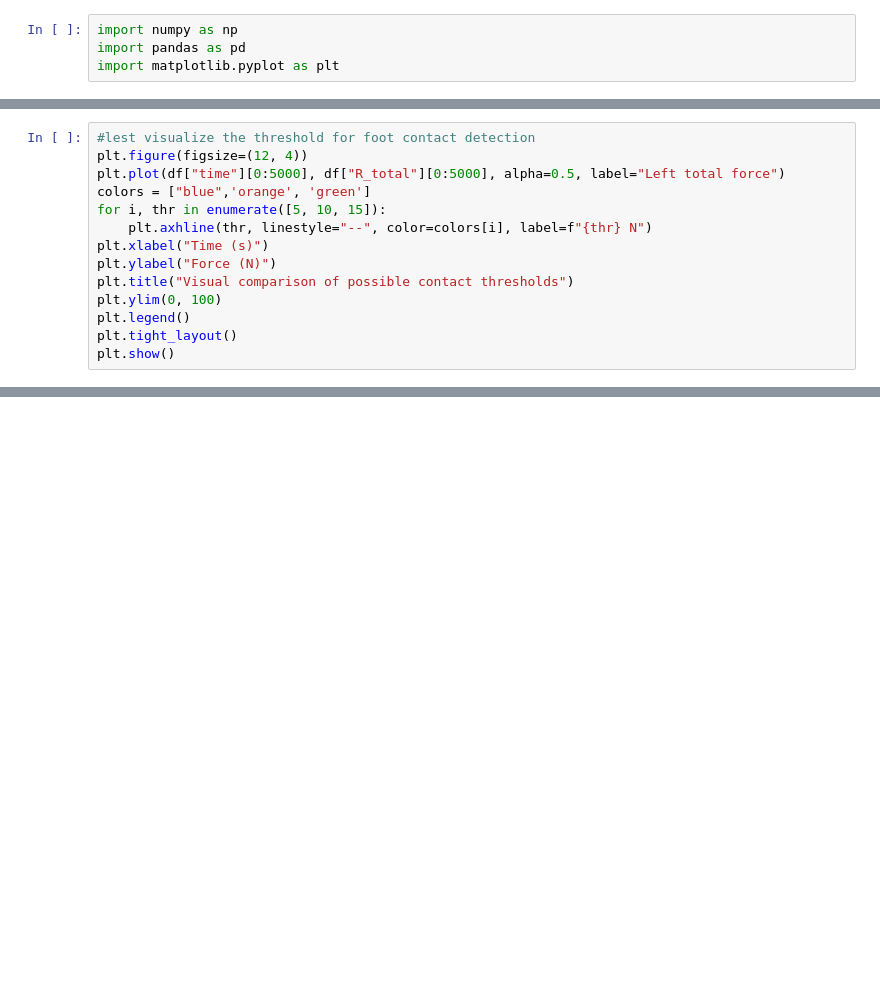
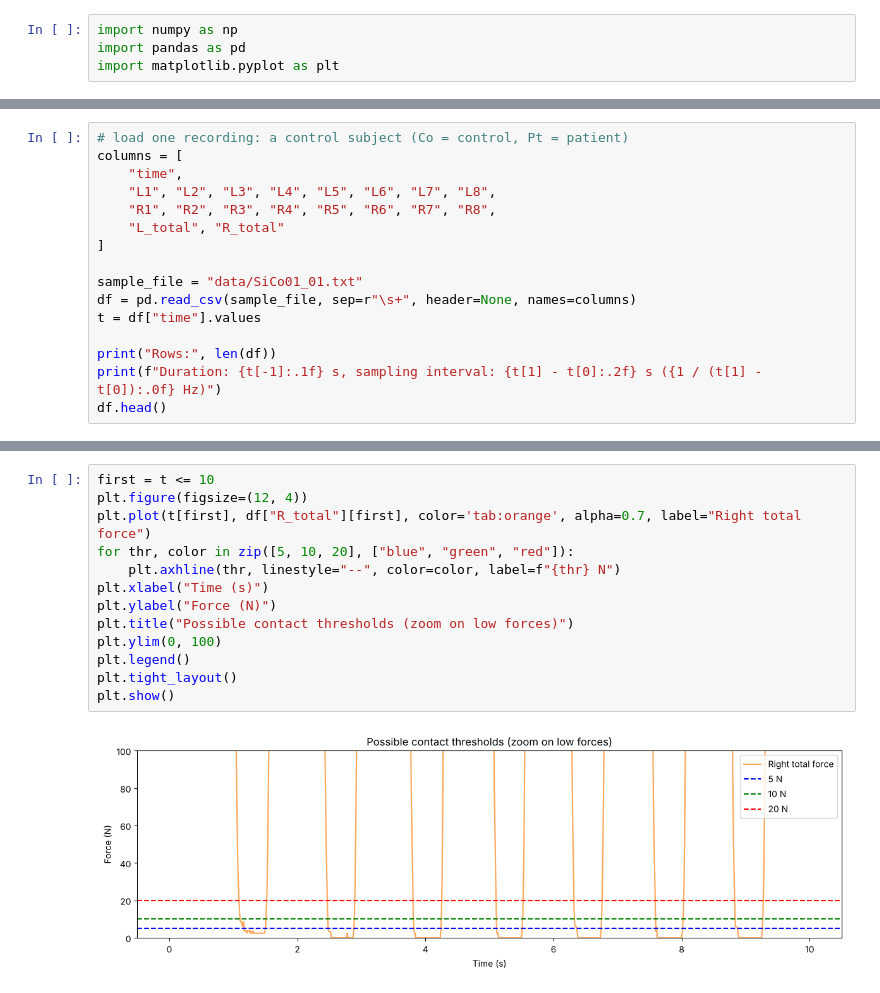
Before and after one commit to dguari1/AIforMovementScience, a Jupyter notebook: lectures/04.04a - Classification - Small datasets - part 1.ipynb, the cells around one changed output, grey strips where cells are left out. Cells and saved outputs as stored; diff of their text form; blank space fills up the shorter version.

```diff
--- a/lectures/04.04a - Classification - Small datasets - part 1.ipynb
+++ b/lectures/04.04a - Classification - Small datasets - part 1.ipynb
@@ -82,14 +69,0 @@ We can clearly see that the force indicates when the foot leaves the floor (toe-
-# %%
-#lest visualize the threshold for foot contact detection
-plt.figure(figsize=(12, 4))
-plt.plot(df["time"][0:5000], df["R_total"][0:5000], alpha=0.5, label="Left total force")
-colors = ["blue",'orange', 'green']
-for i, thr in enumerate([5, 10, 15]):
-    plt.axhline(thr, linestyle="--", color=colors[i], label=f"{thr} N")
-plt.xlabel("Time (s)")
-plt.ylabel("Force (N)")
-plt.title("Visual comparison of possible contact thresholds")
-plt.ylim(0, 100)
-plt.legend()
-plt.tight_layout()
-plt.show()
@@ -234,0 +70,16 @@ cadence = 60 / (mean_step_time)
+# %%
+# load one recording: a control subject (Co = control, Pt = patient)
+columns = [
+    "time",
+    "L1", "L2", "L3", "L4", "L5", "L6", "L7", "L8",
+    "R1", "R2", "R3", "R4", "R5", "R6", "R7", "R8",
+    "L_total", "R_total"
+]
+
+sample_file = "data/SiCo01_01.txt"
+df = pd.read_csv(sample_file, sep=r"\s+", header=None, names=columns)
+t = df["time"].values
+
+print("Rows:", len(df))
+print(f"Duration: {t[-1]:.1f} s, sampling interval: {t[1] - t[0]:.2f} s ({1 / (t[1] - t[0]):.0f} Hz)")
+df.head()
@@ -234,0 +130,15 @@ cadence = 60 / (mean_step_time)
+# %%
+first = t <= 10
+plt.figure(figsize=(12, 4))
+plt.plot(t[first], df["R_total"][first], color='tab:orange', alpha=0.7, label="Right total force")
+for thr, color in zip([5, 10, 20], ["blue", "green", "red"]):
+    plt.axhline(thr, linestyle="--", color=color, label=f"{thr} N")
+plt.xlabel("Time (s)")
+plt.ylabel("Force (N)")
+plt.title("Possible contact thresholds (zoom on low forces)")
+plt.ylim(0, 100)
+plt.legend()
+plt.tight_layout()
+plt.show()
+# %% [output]
+[figure, added]
```
Also changed, not shown: parts of 40 cells of this notebook, 2 other files.
